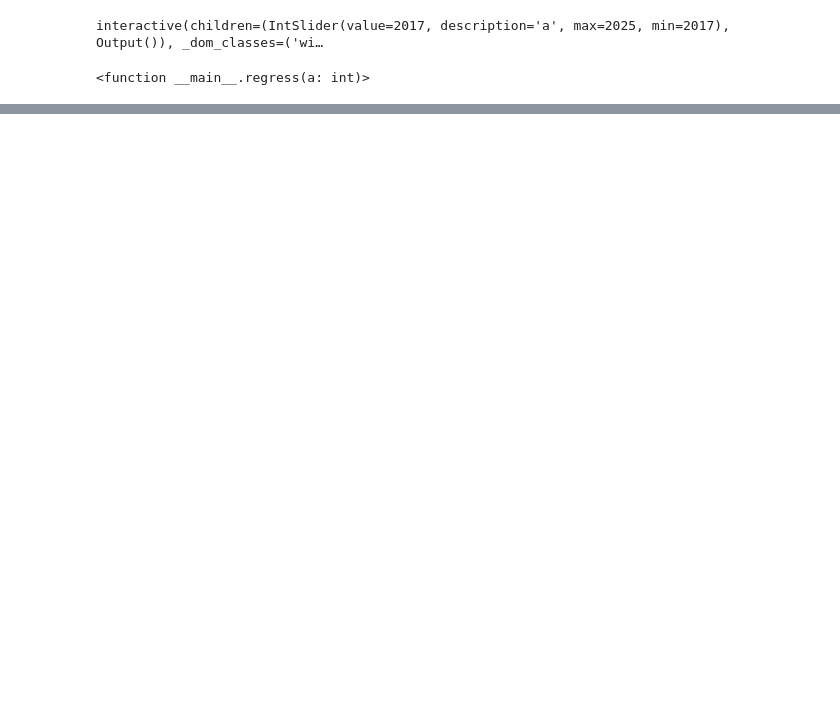
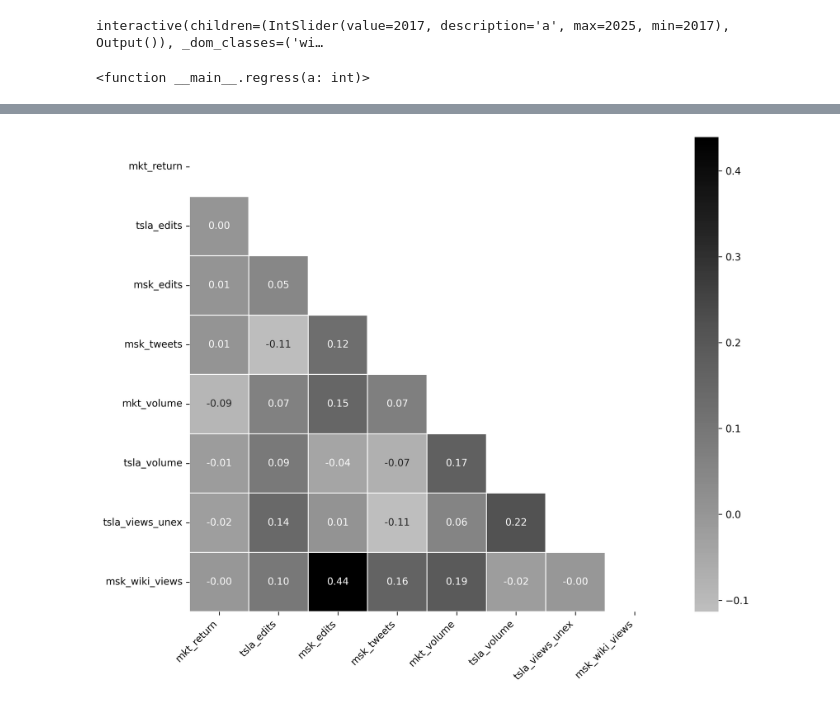
Before and after one commit to ruzhylopv/econometrics-project-semantic-drift, a Jupyter notebook: main.ipynb, the cells around one changed output, grey strips where cells are left out. Cells and saved outputs as stored; diff of their text form; code cells hidden in the pictures; blank space fills up the shorter version.

```diff
--- a/main.ipynb
+++ b/main.ipynb
@@ -16,0 +20,7 @@ df.head()
+# %%
+df.loc[df.index[1585], "mkt_volume"] += 1
+
+df.loc[df.index[1585], "tsla_volume"] += 1
+
+
+df.iloc[1585]
@@ -29,0 +150,45 @@ interactive(children=(IntSlider(value=2017, description='a', max=2025, min=2017)
+# %%
+import numpy as np
+import pandas as pd
+import seaborn as sns
+import matplotlib.pyplot as plt
+
+all_predictors = [
+    "mkt_return",
+    "tsla_edits",
+    "msk_edits",
+    "msk_tweets",
+    "mkt_volume",
+    "tsla_volume",
+    "tsla_views_unex",
+    "msk_wiki_views"
+]
+
+corr_mat = df[all_predictors].corr()
+
+# mask upper triangle
+mask = np.triu(np.ones_like(corr_mat, dtype=bool))
+
+plt.figure(figsize=(10, 8), dpi=300)
+
+sns.heatmap(
+    corr_mat,
+    mask=mask,
+    cmap="Greys",
+    center=0,
+    annot=True,
+    fmt=".2f",
+    square=True,
+    linewidths=0.5,
+    cbar=True
+)
+
+# plt.title("Correlation Matrix of Predictors", fontsize=14)
+plt.xticks(rotation=45, ha="right")
+plt.yticks(rotation=0)
+
+plt.tight_layout()
+plt.savefig("correlation_matrix_lower_bw.png", dpi=300, bbox_inches="tight")
+plt.show()
+# %% [output]
+[figure, added]
```
Also changed, not shown: parts of 17 cells of this notebook, 3 other files.
